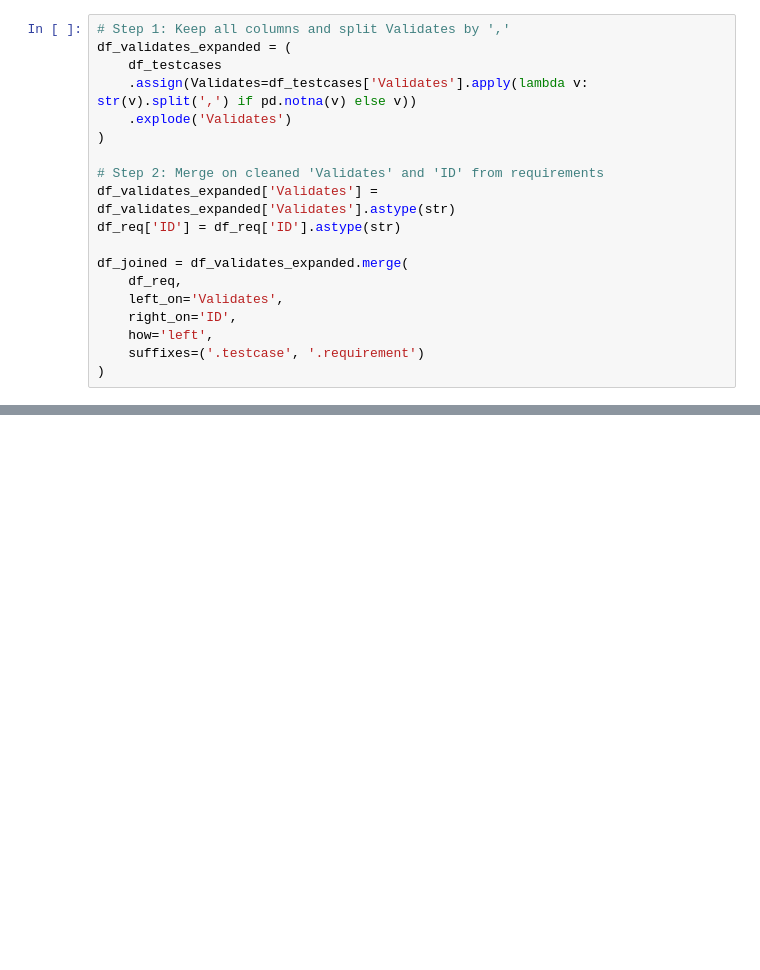
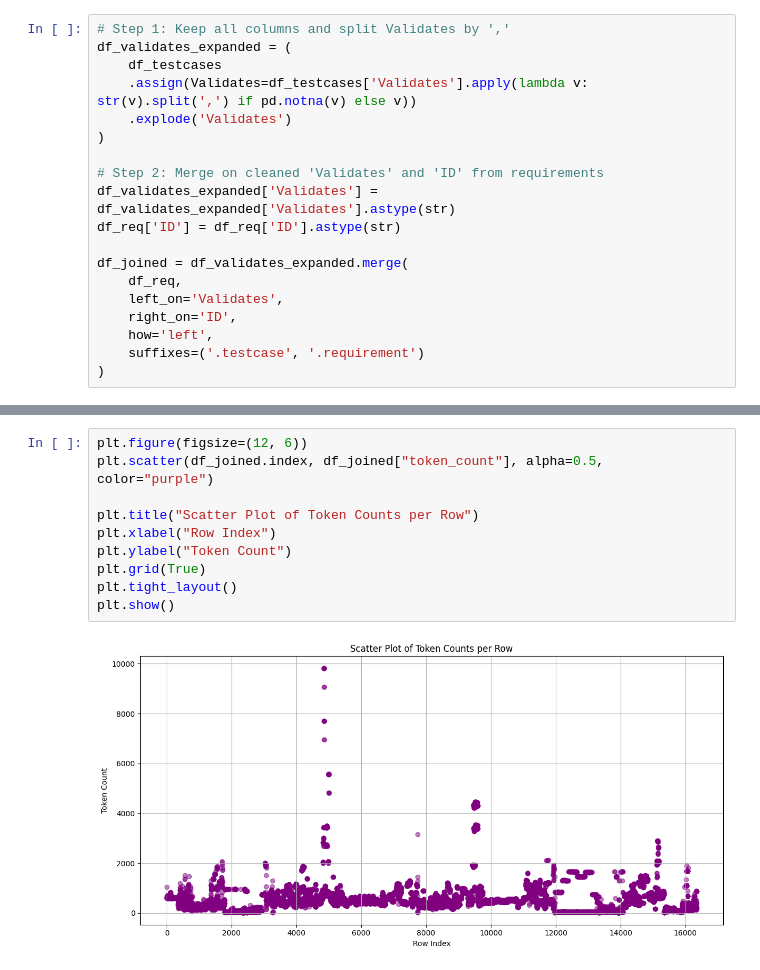
Before and after one commit to Koushik-Ambadi/llm-finetuning, a Jupyter notebook: jupyterNotebooks/initial_data_exploration.ipynb, the cells around one changed output, grey strips where cells are left out. Saved outputs shown, nothing was run; the diff lists cells and outputs as text; blank space fills up the shorter version.

```diff
--- a/jupyterNotebooks/initial_data_exploration.ipynb
+++ b/jupyterNotebooks/initial_data_exploration.ipynb
@@ -401,0 +486,12 @@ df_testcases
+# %%
+plt.figure(figsize=(12, 6))
+plt.scatter(df_joined.index, df_joined["token_count"], alpha=0.5, color="purple")
+
+plt.title("Scatter Plot of Token Counts per Row")
+plt.xlabel("Row Index")
+plt.ylabel("Token Count")
+plt.grid(True)
+plt.tight_layout()
+plt.show()
+# %% [output]
+[figure, added]
```
Also changed, not shown: parts of 6 cells of this notebook.
